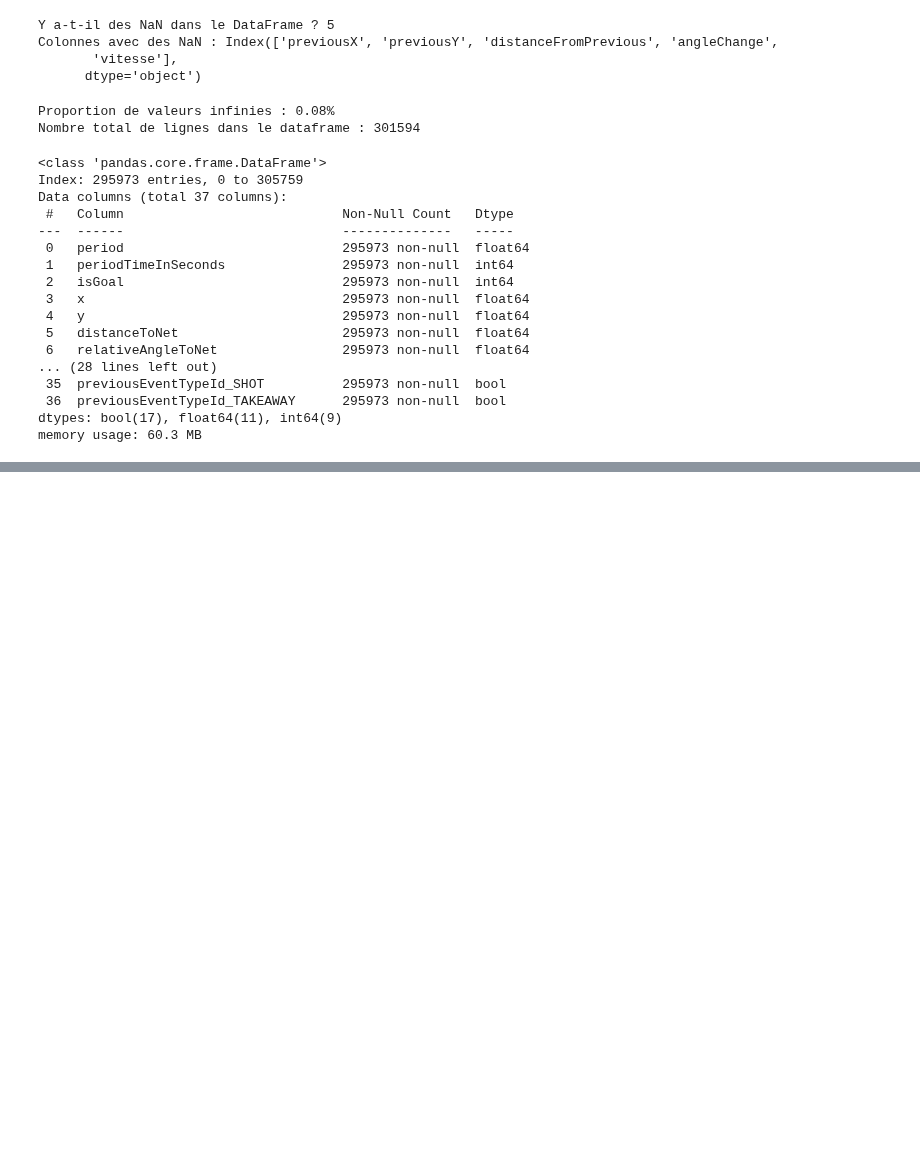
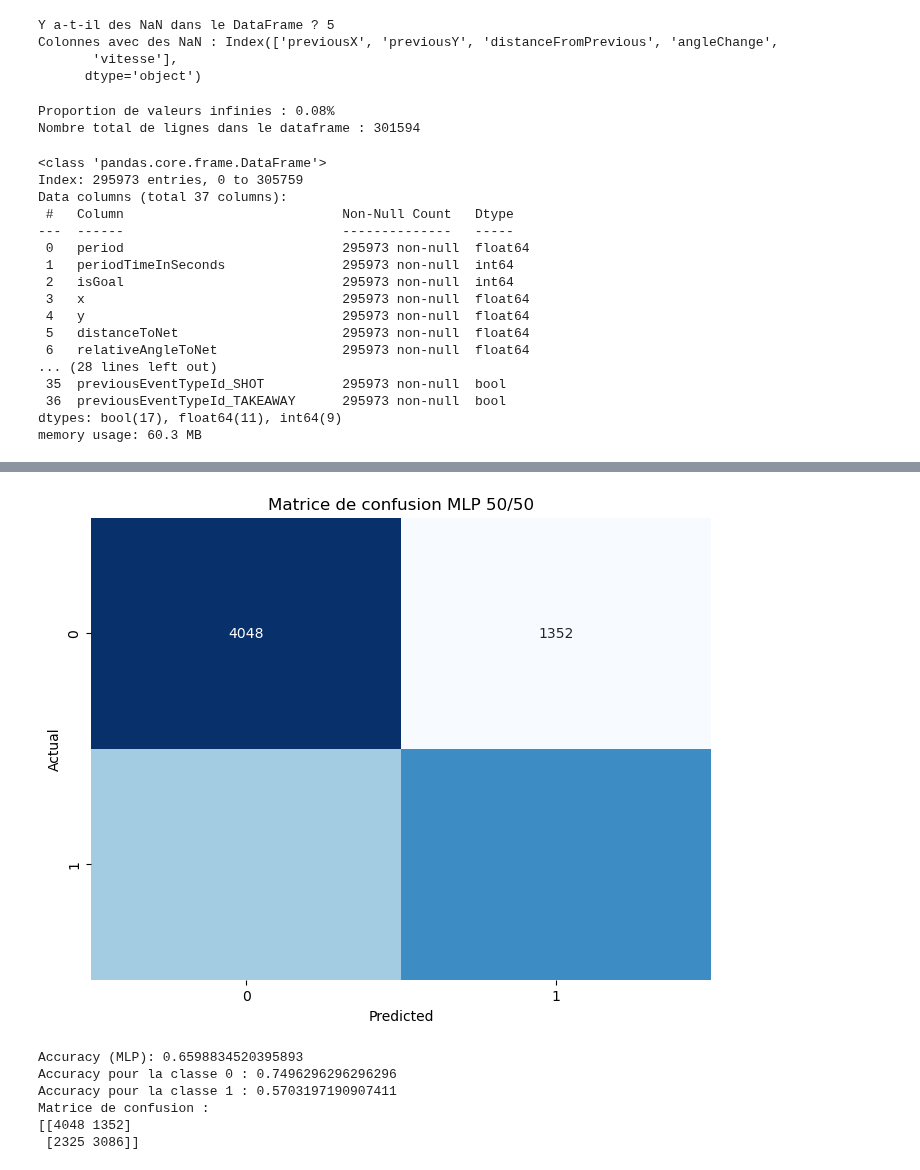
Before and after one commit to Alexia57/A02-projet, a Jupyter notebook: notebooks/Milestone2_faites_de_votre_mieux.ipynb, the cells around one changed output, grey strips where cells are left out. Cells and saved outputs as stored; diff of their text form; code cells hidden in the pictures; blank space fills up the shorter version.

```diff
--- a/notebooks/Milestone2_faites_de_votre_mieux.ipynb
+++ b/notebooks/Milestone2_faites_de_votre_mieux.ipynb
@@ -592,0 +422,7 @@ Meilleure performance (AUC) :  0.7485080336590181
+# %%
+# on garde que les caractéristique qu'on veut étudier ici
+X_train_select_try = try_df.drop('isGoal', axis=1)
+y_train_select_try = try_df['isGoal']
+
+# split l'ensemble de données en ensembles d'entraînement et de validation
+X_train_try, X_valid_try, y_train_try, y_valid_try = train_test_split(X_train_select_try, y_train_select_try, test_size=0.2, random_state=42)
@@ -592,0 +744,72 @@ Meilleure performance (AUC) :  0.7485080336590181
+# %%
+experience_comet = False
+
+if experience_comet:
+    exp_mlp = Experiment(
+        api_key=os.environ.get("COMET_API_KEY"),
+        project_name='milestone2',
+        workspace='ift6758-a02'
+    )
+    exp_mlp.set_name("Modèle MLPClassifier 50/50 - best hyperparametres ")
+
+# Création du modèle avec les meilleurs hyperparamètres
+mlp = MLPClassifier(**best_params_MLP)
+
+# Entraînement du modèle MLP
+mlp.fit(X_train_try, y_train_try)
+
+# Prédictions et évaluation du modèle
+y_pred_mlp_try = mlp.predict(X_valid_try)
+accuracy_mlp_try = accuracy_score(y_valid_try, y_pred_mlp_try)
+conf_matrix_mlp_try = confusion_matrix(y_valid_try, y_pred_mlp_try)
+# Calcul des accuracies par classe
+accuracy_class_0_mlp_try = (y_pred_mlp_try[y_valid_try.values == 0] == 0).sum() / (y_valid_try.values == 0).sum()
+accuracy_class_1_mlp_try = (y_pred_mlp_try[y_valid_try.values == 1] == 1).sum() / (y_valid_try.values == 1).sum()
+
+
+# Affichage de la matrice de confusion
+plt.figure(figsize=(8, 6))
+sns.heatmap(conf_matrix_mlp_try, annot=True, fmt='d', cmap='Blues', cbar=False)
+plt.xlabel('Predicted')
+plt.ylabel('Actual')
+plt.title('Matrice de confusion MLP 50/50')
+plt.show()
+
+print(f"Accuracy (MLP): {accuracy_mlp_try}")
+print(f"Accuracy pour la classe 0 : {accuracy_class_0_mlp_try}")
+print(f"Accuracy pour la classe 1 : {accuracy_class_1_mlp_try}")
+print(f'Matrice de confusion : \n{conf_matrix_mlp_try}')
+
+models=mlp
+if experience_comet:
+    # Enregistrement des hyperparamètres
+    hyperparams_mlp_try = {
+        "hidden_layer_sizes": mlp.hidden_layer_sizes,
+        "activation": mlp.activation,
+        "solver": mlp.solver,
+        "max_iter": mlp.max_iter,
+        "random_state": mlp.random_state
+    }
+    exp_mlp.log_parameters(hyperparams_mlp_try)
+    exp_mlp.log_metric("accuracy", accuracy_mlp_try)
+    exp_mlp.log_metric("accuracy_class_0", accuracy_class_0_mlp_try)
+    exp_mlp.log_metric("accuracy_class_1", accuracy_class_1_mlp_try)
+    exp_mlp.log_confusion_matrix(y_true=y_valid_try, y_predicted=y_pred_mlp_try, title="Matrice de confusion MLP 50/50")
+
+    # Sauvegarde du modèle
+    if not os.path.exists('models'):
+        os.makedirs('models')
+    with open("models/mlp_model_50-50_best_hyp-param.pkl", "wb") as f:
+        pickle.dump(mlp, f)
+    exp_mlp.log_model("Modèle MLPClassifier", "models/mlp_model_50-50_best_hyp-param.pkl")
+    exp_mlp.add_tag("Neural_network")
+    # Fermeture de l'expérience Comet ML
+    exp_mlp.end()
+# %% [output]
+[figure, added]
+Accuracy (MLP): 0.6598834520395893
+Accuracy pour la classe 0 : 0.7496296296296296
+Accuracy pour la classe 1 : 0.5703197190907411
+Matrice de confusion :
+[[4048 1352]
+ [2325 3086]]
```
Also changed, not shown: parts of 54 cells of this notebook.
